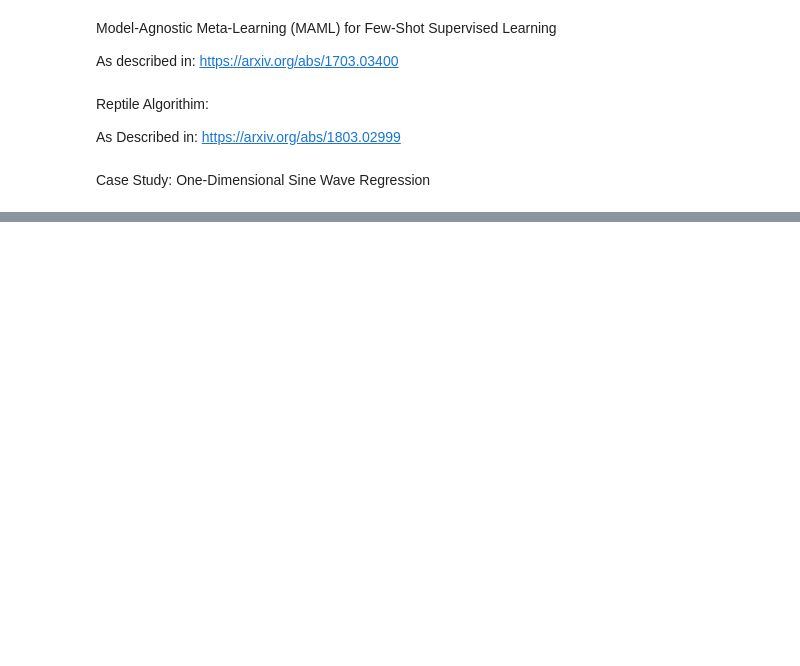
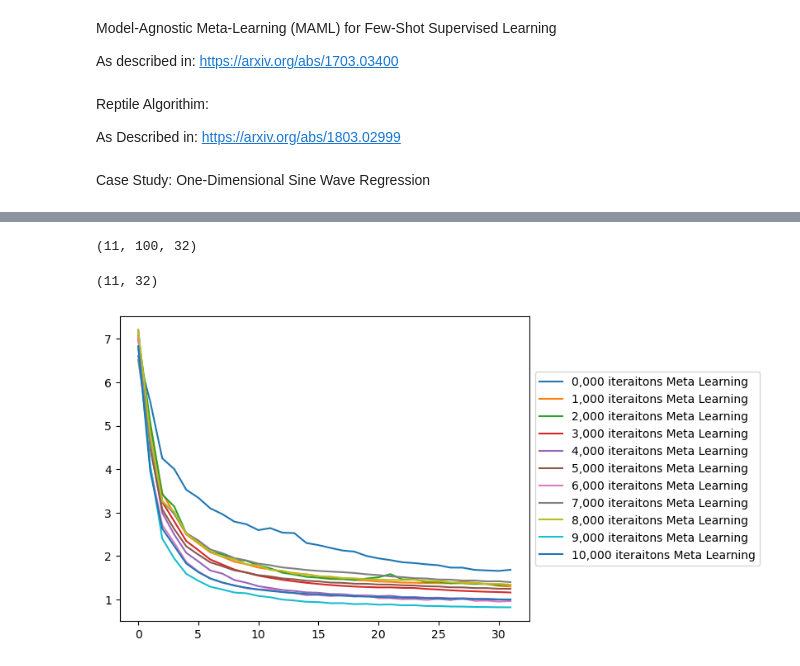
Before and after one commit to cloudburstnow/metalearning, a Jupyter notebook: meta_learning.ipynb, the cells around one changed output, grey strips where cells are left out. Saved outputs shown, nothing was run; the diff lists cells and outputs as text; code cells hidden in the pictures; blank space fills up the shorter version.

```diff
--- a/meta_learning.ipynb
+++ b/meta_learning.ipynb
@@ -155,0 +199,44 @@ eval_model_plot(model, x_eval, y_eval, plt_title = "Task A 1000 Iter Reptile Met
+# %%
+model = mlp()
+
+x_eval_list = []
+y_eval_list = []
+
+loss_eval_list = []
+
+for _ in range(100):
+    x_eval, y_eval = task_a()
+    x_eval_list.append(x_eval)
+    y_eval_list.append(y_eval)
+
+output = loss_measures(model, x_eval_list, y_eval_list, lr = 0.02)
+
+loss_eval_list.append(output)
+
+for _ in tqdm(range(10)):
+    reptile_serial(model, 1000, task_a, batchsize = 10, reptile_stepsize = 0.1)
+
+    output = loss_measures(model, x_eval_list, y_eval_list, lr = 0.02)
+
+    loss_eval_list.append(output)
+# %%
+loss_eval_list_np = np.array(loss_eval_list)
+# %%
+loss_eval_list_np.shape
+# %% [output]
+(11, 100, 32)
+# %%
+#a single layer of loss_eval_list contains the loss of each iteration of the model on each task for a single meta iteration
+# I want to get the mean of the loss of each iteration of the model on each task for a single meta iteration
+
+mean_loss_eval_list = np.mean(loss_eval_list_np, axis = 1)
+# %%
+mean_loss_eval_list.shape
+# %% [output]
+(11, 32)
+# %%
+for i in range(mean_loss_eval_list.shape[0]):
+    plt.plot(mean_loss_eval_list[i], label = f'{i},000 iteraitons Meta Learning')
+    plt.legend(loc='center left', bbox_to_anchor=(1, 0.5))
+# %% [output]
+[figure, added]
```
Also changed, not shown: parts of 11 cells of this notebook.
